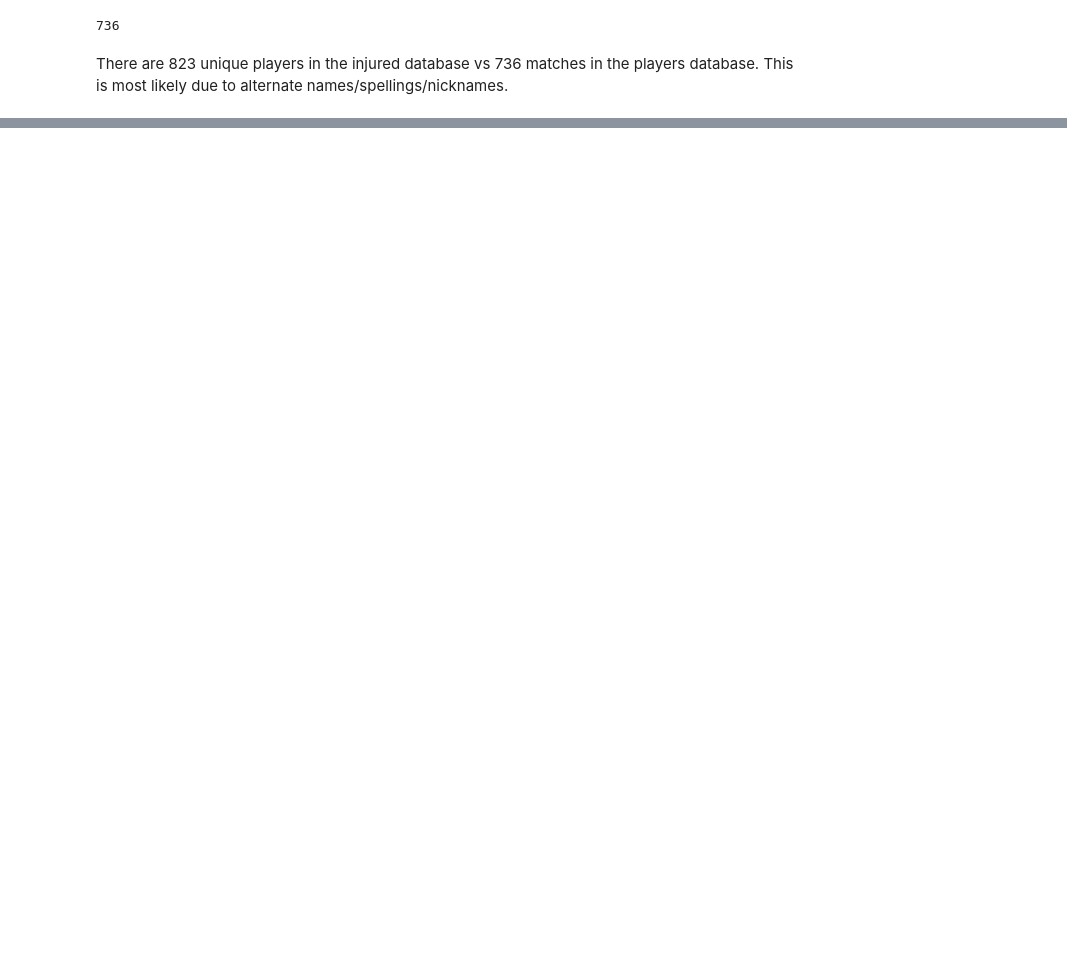
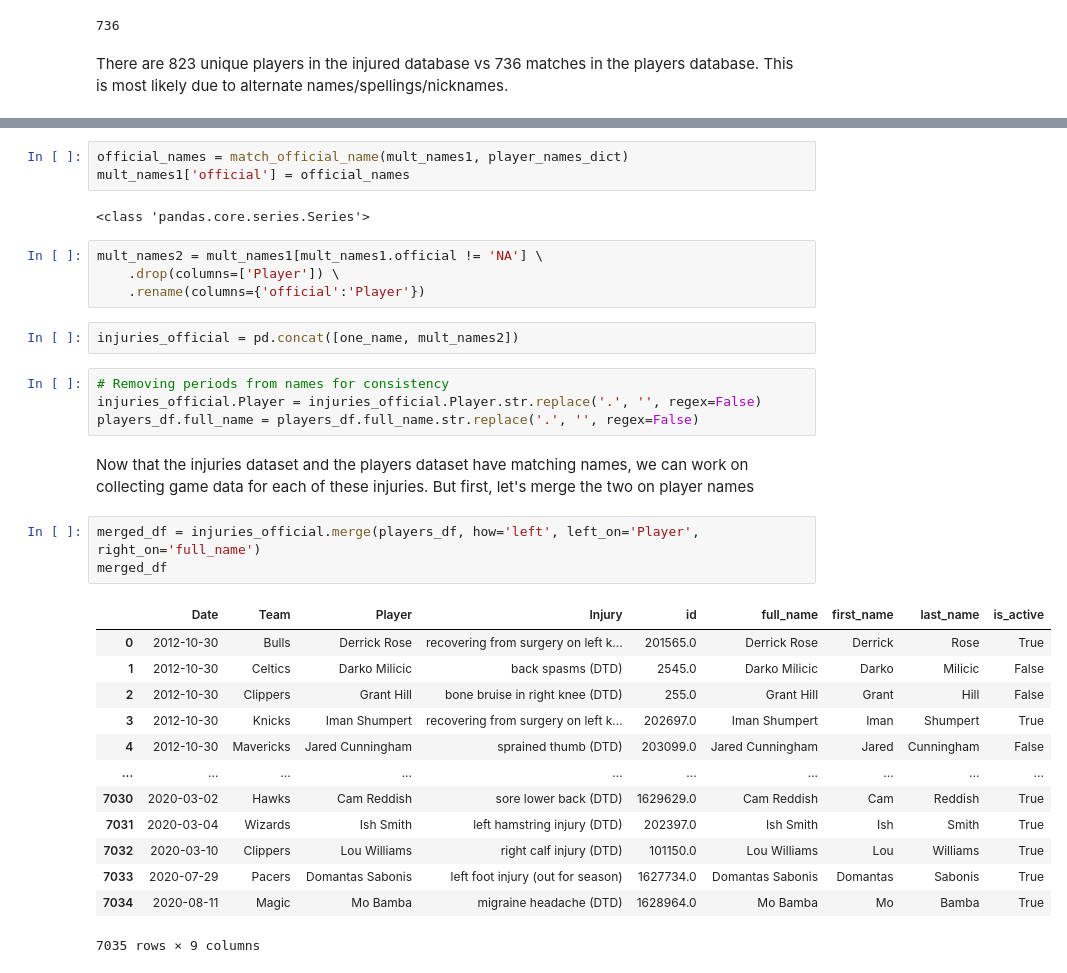
Before and after one commit to joongsim/nba-injuries, a Jupyter notebook: injury_prediction.ipynb, the cells around one changed output, grey strips where cells are left out. Saved outputs shown, nothing was run; the diff lists cells and outputs as text; blank space fills up the shorter version.

Commit message:
Finished cleaning injuries database and merged with player list
TODO: merge dataset with bio dataset

```diff
--- a/injury_prediction.ipynb
+++ b/injury_prediction.ipynb
@@ -119,0 +152,35 @@ array(['Alex Abrines', 'Quincy Acy', 'Jaylen Adams', 'Jordan Adams',
+# %%
+official_names = match_official_name(mult_names1, player_names_dict)
+mult_names1['official'] = official_names
+# %% [output]
+<class 'pandas.core.series.Series'>
+# %%
+mult_names2 = mult_names1[mult_names1.official != 'NA'] \
+    .drop(columns=['Player']) \
+    .rename(columns={'official':'Player'})
+# %%
+injuries_official = pd.concat([one_name, mult_names2])
+# %%
+# Removing periods from names for consistency
+injuries_official.Player = injuries_official.Player.str.replace('.', '', regex=False)
+players_df.full_name = players_df.full_name.str.replace('.', '', regex=False)
+# %% [markdown]
+Now that the injuries dataset and the players dataset have matching names, we can work on collecting game data for each of these injuries.
+But first, let's merge the two on player names
+# %%
+merged_df = injuries_official.merge(players_df, how='left', left_on='Player', right_on='full_name')
+merged_df
+# %% [output]
+|  | Date | Team | Player | Injury | id | full_name | first_name | last_name | is_active |
+| 0 | 2012-10-30 | Bulls | Derrick Rose | recovering from surgery on left k... | 201565.0 | Derrick Rose | Derrick | Rose | True |
+| 1 | 2012-10-30 | Celtics | Darko Milicic | back spasms (DTD) | 2545.0 | Darko Milicic | Darko | Milicic | False |
+| 2 | 2012-10-30 | Clippers | Grant Hill | bone bruise in right knee (DTD) | 255.0 | Grant Hill | Grant | Hill | False |
+| 3 | 2012-10-30 | Knicks | Iman Shumpert | recovering from surgery on left k... | 202697.0 | Iman Shumpert | Iman | Shumpert | True |
+| 4 | 2012-10-30 | Mavericks | Jared Cunningham | sprained thumb (DTD) | 203099.0 | Jared Cunningham | Jared | Cunningham | False |
+| ... | ... | ... | ... | ... | ... | ... | ... | ... | ... |
+| 7030 | 2020-03-02 | Hawks | Cam Reddish | sore lower back (DTD) | 1629629.0 | Cam Reddish | Cam | Reddish | True |
+| 7031 | 2020-03-04 | Wizards | Ish Smith | left hamstring injury (DTD) | 202397.0 | Ish Smith | Ish | Smith | True |
+| 7032 | 2020-03-10 | Clippers | Lou Williams | right calf injury (DTD) | 101150.0 | Lou Williams | Lou | Williams | True |
+| 7033 | 2020-07-29 | Pacers | Domantas Sabonis | left foot injury (out for season) | 1627734.0 | Domantas Sabonis | Domantas | Sabonis | True |
+| 7034 | 2020-08-11 | Magic | Mo Bamba | migraine headache (DTD) | 1628964.0 | Mo Bamba | Mo | Bamba | True |
+7035 rows × 9 columns
```
Also changed, not shown: parts of 20 cells of this notebook.
